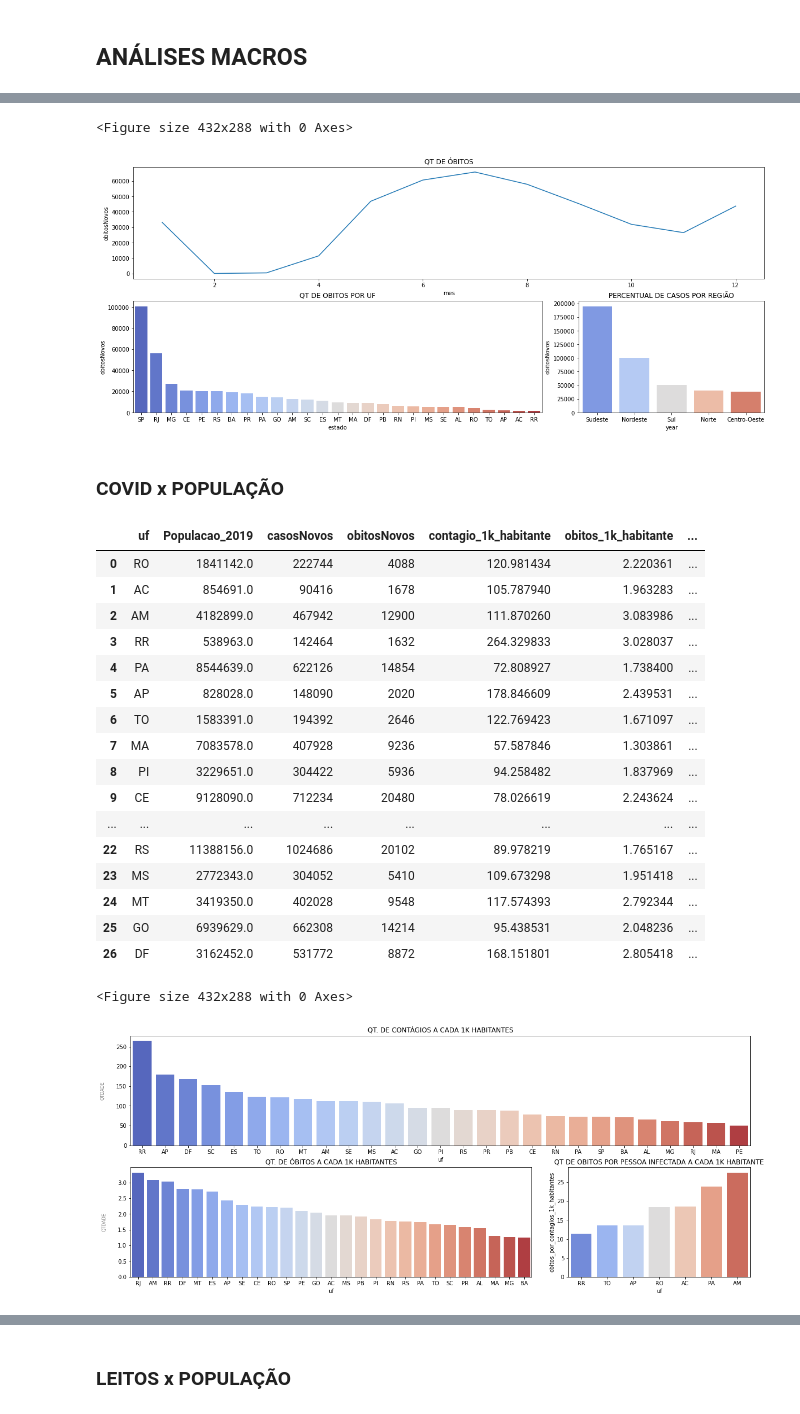
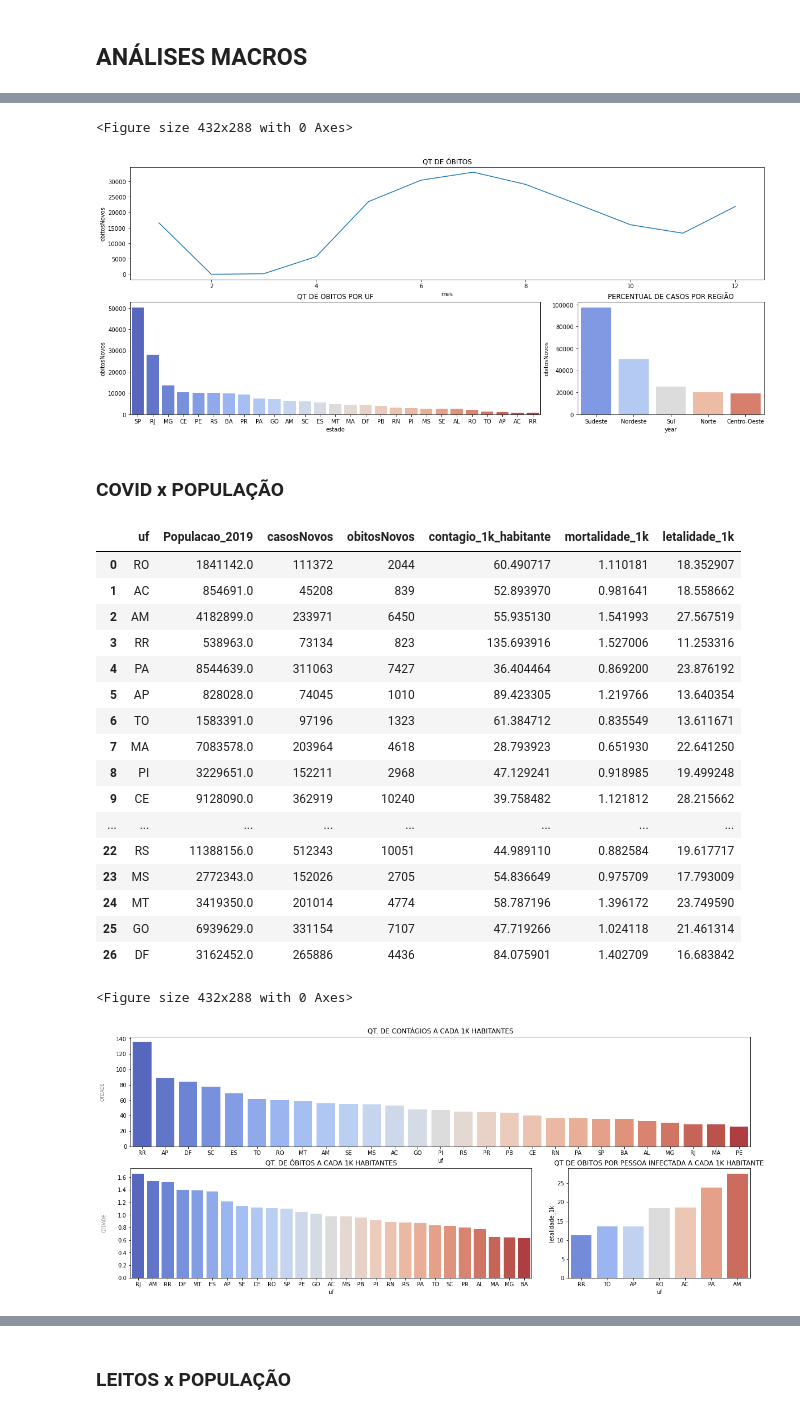
Before and after one commit to daianeklein/bootcamp-Alura, a Jupyter notebook: Desafio-Modulo4.ipynb, the cells around one changed output, grey strips where cells are left out. Saved outputs shown, nothing was run; the diff lists cells and outputs as text; code cells hidden in the pictures.

```diff
--- a/Desafio-Modulo4.ipynb
+++ b/Desafio-Modulo4.ipynb
@@ -40,6 +40,9 @@ covid = pd.read_csv(r'/Users/daianeklein/Documents/Desafio-COVID/Dados/HIST_PAIN
 # Criando uma lista com as UF
 uf = ['AC','AL','AP','AM','BA','CE','DF','ES','GO','MA','MT','MS','MG','PA',
 'PB','PR','PE','PI','RJ','RN','RS','RO','RR','SC','SP','SE','TO']
+
+# Retirando valores duplicados (base de dados possui por estado e tbm por municipio)
+covid = covid[covid['municipio'].isnull()]
 
 # Selecionando as colunas alvo
 colunas = ['regiao', 'estado', 'data','casosAcumulado', 'casosNovos', 'obitosAcumulado', 'obitosNovos']
@@ -315,7 +318,7 @@ graph3 = plt.xlabel('year')
 fig3 = fig3
 # %% [output]
 <Figure size 432x288 with 0 Axes>
-[figure, old version]
+[figure, new version]
 # %% [markdown]
 ### COVID x POPULAÇÃO
 # %%
@@ -375,30 +378,30 @@ populacao_e_contagio.rename(columns={'2019' : 'Populacao_2019'}, inplace=True) #
 populacao_e_contagio['contagio_1k_habitante'] = (populacao_e_contagio['casosNovos'] /  populacao_e_contagio['Populacao_2019']) * 1000
 
 # Calculando a qt de obitos para cada 1k de habitantes
-populacao_e_contagio['obitos_1k_habitante'] = (populacao_e_contagio['obitosNovos'] /  populacao_e_contagio['Populacao_2019']) * 1000
+populacao_e_contagio['mortalidade_1k'] = (populacao_e_contagio['obitosNovos'] /  populacao_e_contagio['Populacao_2019']) * 1000
 
 # Calculando a qt de obitos pela qt. de contagios
-populacao_e_contagio['obitos_por_contagios_1k_habitantes'] = (populacao_e_contagio['obitosNovos'] * 1000) / populacao_e_contagio['casosNovos']
+populacao_e_contagio['letalidade_1k'] = (populacao_e_contagio['obitosNovos'] / populacao_e_contagio['casosNovos'] ) * 1000
 
 populacao_e_contagio
 # %% [output]
-|  | uf | Populacao_2019 | casosNovos | obitosNovos | contagio_1k_habitante | obitos_1k_habitante | ... |
-| 0 | RO | 1841142.0 | 222744 | 4088 | 120.981434 | 2.220361 | ... |
-| 1 | AC | 854691.0 | 90416 | 1678 | 105.787940 | 1.963283 | ... |
-| 2 | AM | 4182899.0 | 467942 | 12900 | 111.870260 | 3.083986 | ... |
-| 3 | RR | 538963.0 | 142464 | 1632 | 264.329833 | 3.028037 | ... |
-| 4 | PA | 8544639.0 | 622126 | 14854 | 72.808927 | 1.738400 | ... |
-| 5 | AP | 828028.0 | 148090 | 2020 | 178.846609 | 2.439531 | ... |
-| 6 | TO | 1583391.0 | 194392 | 2646 | 122.769423 | 1.671097 | ... |
-| 7 | MA | 7083578.0 | 407928 | 9236 | 57.587846 | 1.303861 | ... |
-| 8 | PI | 3229651.0 | 304422 | 5936 | 94.258482 | 1.837969 | ... |
-| 9 | CE | 9128090.0 | 712234 | 20480 | 78.026619 | 2.243624 | ... |
+|  | uf | Populacao_2019 | casosNovos | obitosNovos | contagio_1k_habitante | mortalidade_1k | letalidade_1k |
+| 0 | RO | 1841142.0 | 111372 | 2044 | 60.490717 | 1.110181 | 18.352907 |
+| 1 | AC | 854691.0 | 45208 | 839 | 52.893970 | 0.981641 | 18.558662 |
+| 2 | AM | 4182899.0 | 233971 | 6450 | 55.935130 | 1.541993 | 27.567519 |
+| 3 | RR | 538963.0 | 73134 | 823 | 135.693916 | 1.527006 | 11.253316 |
+| 4 | PA | 8544639.0 | 311063 | 7427 | 36.404464 | 0.869200 | 23.876192 |
+| 5 | AP | 828028.0 | 74045 | 1010 | 89.423305 | 1.219766 | 13.640354 |
+| 6 | TO | 1583391.0 | 97196 | 1323 | 61.384712 | 0.835549 | 13.611671 |
+| 7 | MA | 7083578.0 | 203964 | 4618 | 28.793923 | 0.651930 | 22.641250 |
+| 8 | PI | 3229651.0 | 152211 | 2968 | 47.129241 | 0.918985 | 19.499248 |
+| 9 | CE | 9128090.0 | 362919 | 10240 | 39.758482 | 1.121812 | 28.215662 |
 | ... | ... | ... | ... | ... | ... | ... | ... |
-| 22 | RS | 11388156.0 | 1024686 | 20102 | 89.978219 | 1.765167 | ... |
-| 23 | MS | 2772343.0 | 304052 | 5410 | 109.673298 | 1.951418 | ... |
-| 24 | MT | 3419350.0 | 402028 | 9548 | 117.574393 | 2.792344 | ... |
-| 25 | GO | 6939629.0 | 662308 | 14214 | 95.438531 | 2.048236 | ... |
-| 26 | DF | 3162452.0 | 531772 | 8872 | 168.151801 | 2.805418 | ... |
+| 22 | RS | 11388156.0 | 512343 | 10051 | 44.989110 | 0.882584 | 19.617717 |
+| 23 | MS | 2772343.0 | 152026 | 2705 | 54.836649 | 0.975709 | 17.793009 |
+| 24 | MT | 3419350.0 | 201014 | 4774 | 58.787196 | 1.396172 | 23.749590 |
+| 25 | GO | 6939629.0 | 331154 | 7107 | 47.719266 | 1.024118 | 21.461314 |
+| 26 | DF | 3162452.0 | 265886 | 4436 | 84.075901 | 1.402709 | 16.683842 |
 # %%
 fig3 = plt.figure(constrained_layout=True)
 fig3 = plt.figure(figsize=(20,8))
@@ -418,34 +421,34 @@ plt.ylabel('QTDADE', color = 'grey', labelpad = 20, fontsize = 8)
 
 
 
 #######
 
 
 order = obitos_uf.sort_values(by='obitosNovos', ascending=False)['estado']
 graph2 = fig3.add_subplot(gs[1, :-1])
 graph2.set_title('QT. DE ÓBITOS A CADA 1K HABITANTES')
 
-graph2= sns.barplot(data = populacao_e_contagio.sort_values('obitos_1k_habitante', ascending=False), x= 'uf', y='obitos_1k_habitante',
+graph2= sns.barplot(data = populacao_e_contagio.sort_values('mortalidade_1k', ascending=False), x= 'uf', y='mortalidade_1k',
                                          palette='coolwarm')
 
 plt.ylabel('QTDADE', color = 'grey', labelpad = 20, fontsize = 8)
 
 
 #######
 
 norte = ['AC', 'AM', 'AP', 'PA', 'RO', 'RR', 'TO']
 
 
 graph3 = fig3.add_subplot(gs[1:, -1])
 graph3.set_title('QT DE OBITOS POR PESSOA INFECTADA A CADA 1K HABITANTE')
-graph3 = sns.barplot(data = populacao_e_contagio[populacao_e_contagio['uf'].isin(norte)].sort_values(by='obitos_por_contagios_1k_habitantes'), x= 'uf', y='obitos_por_contagios_1k_habitantes',
+graph3 = sns.barplot(data = populacao_e_contagio[populacao_e_contagio['uf'].isin(norte)].sort_values(by='letalidade_1k'), x= 'uf', y='letalidade_1k',
                      palette='coolwarm')
 
 
 #######
 
 fig3 = fig3;
 # %% [output]
 <Figure size 432x288 with 0 Axes>
-[figure, old version]
+[figure, new version]
 # %%
```
Also changed, not shown: parts of 14 cells of this notebook.
